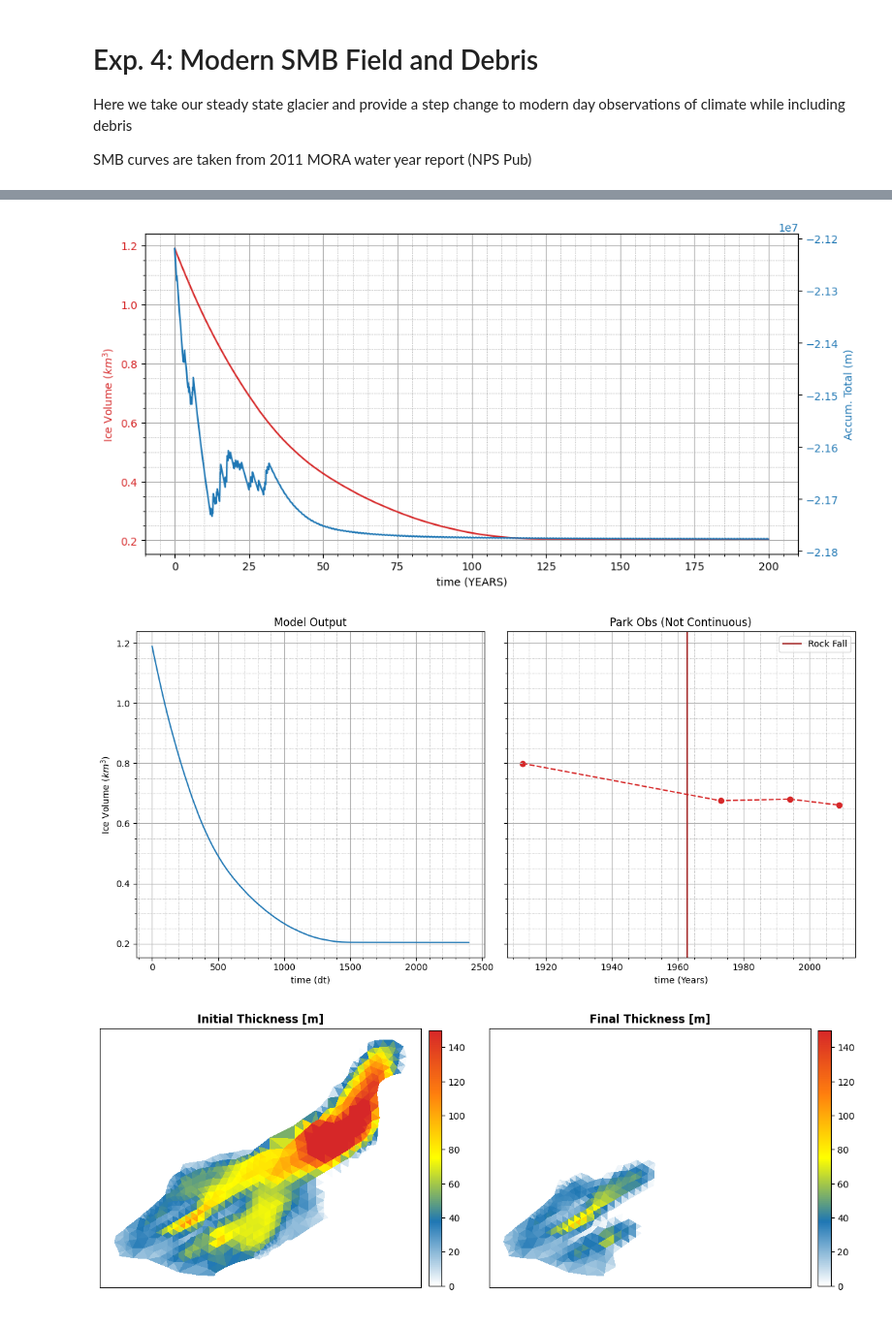
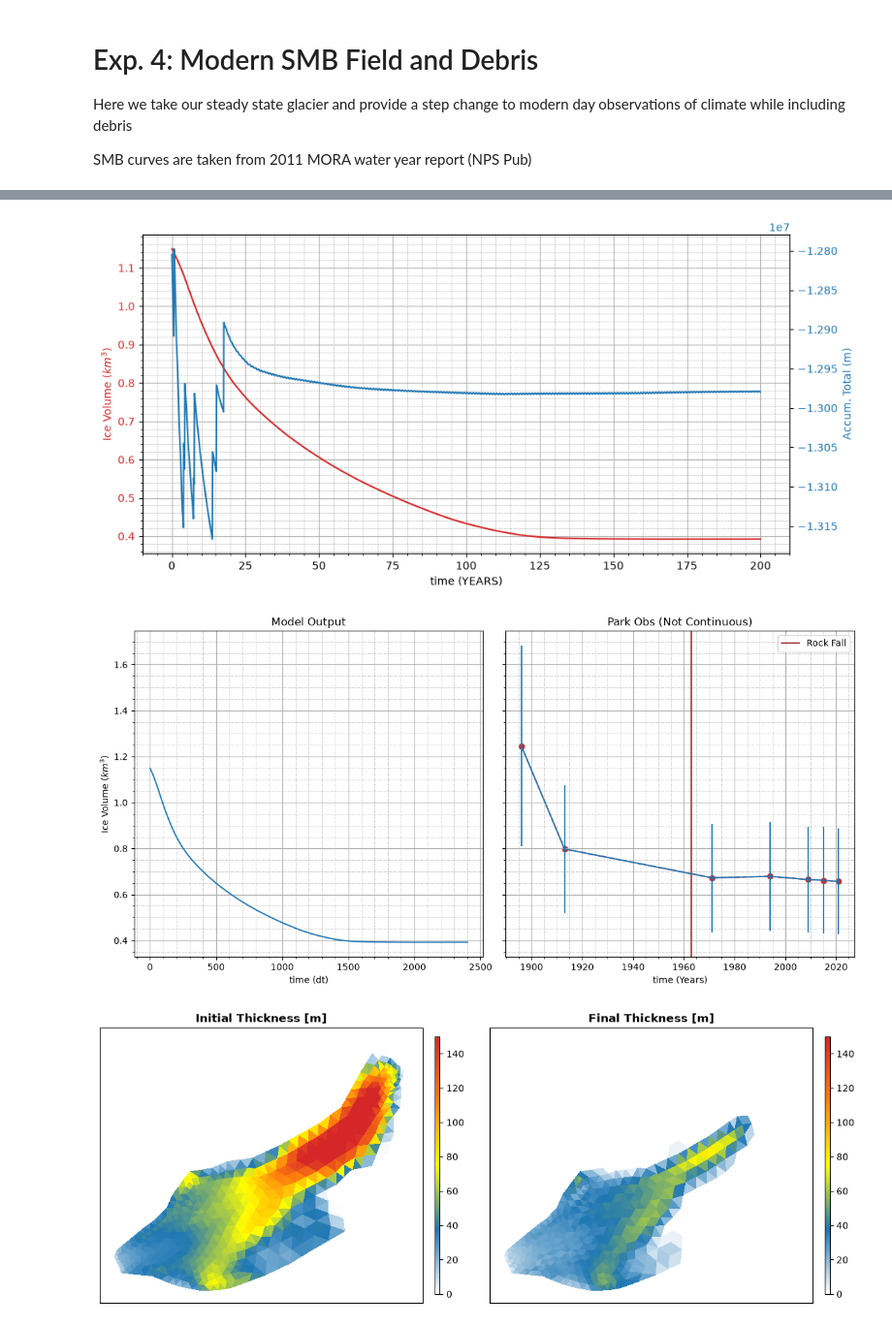
Before and after one commit to JonMaurer/Emmons_Glacier, a Jupyter notebook: emmons_dual_modernDebris.ipynb, the cells around one changed output, grey strips where cells are left out. Shown at 97% size. Cells and saved outputs as stored; diff of their text form; code cells hidden in the pictures.

```diff
--- a/emmons_dual_modernDebris.ipynb
+++ b/emmons_dual_modernDebris.ipynb
@@ -28,7 +27,7 @@ from icepack2.model.variational import momentum_balance, flow_law, friction_law
 
 cmap2 = LinearSegmentedColormap.from_list('', ['white', 'tab:blue', 'yellow', 'tab:orange', 'tab:red'])
 # %%
-with firedrake.CheckpointFile('emmons-SteadySMBElev.h5', "r") as chk:
+with firedrake.CheckpointFile('../Checkpoints/emmons_short_inflowchange.h5', "r") as chk:
     mesh = chk.load_mesh()
     timesteps = np.array(chk.h5pyfile["timestep"])
     b = chk.load_function(mesh, name="bed", idx=len(timesteps) - 1)
@@ -42,7 +41,7 @@ dg0 = firedrake.FiniteElement("DG", "triangle", 0)
 dg1 = firedrake.FiniteElement("DG", "triangle", 1)
 cg1 = firedrake.FiniteElement("CG", "triangle", 1)
 
-Q = firedrake.FunctionSpace(mesh, dg1)
+Q = firedrake.FunctionSpace(mesh, cg1)
 V = firedrake.VectorFunctionSpace(mesh, cg1)
 Σ = firedrake.TensorFunctionSpace(mesh, dg0, symmetry=True)
 T = firedrake.VectorFunctionSpace(mesh, cg1)
@@ -361,17 +364,19 @@ ax1.grid(which='minor', linestyle=':', linewidth='0.5', color='gray')
 fig.tight_layout()
 plt.show()
 # %% [output]
-[figure, old version]
+[figure, new version]
 # %%
 # Park Data Comparison
-park_date = [1896, 1913, 1973, 1994, 2009, 2015] # year
-park_vol = [1.2461, 0.7997, 0.6757, 0.681, 0.6608, 0.6648] # km^3
+## Data source MORA 23 table 14
+
+park_date = [1896, 1913, 1971, 1994, 2009, 2015, 2021] # year
+park_vol = [1.246, 0.798, 0.673, 0.679, 0.665, 0.662, 0.657] # km^3
+vol_errors = [0.436, 0.279, 0.236, 0.237, 0.230, 0.232, 0.230]
 
 fig, ax = plt.subplots(1, 2, figsize = (12, 6), sharey = True)
 color = 'tab:blue'
 ax[0].set_title('Model Output')
 ax[0].set_xlabel('time (dt)')
-#ax[0].set_ylim(0.65, 0.85)
 ax[0].set_ylabel("Ice Volume ($km^3$)")
 ax[0].plot(volumes, color=color)
 ax[0].tick_params(axis='y')
@@ -388,11 +393,11 @@ ax[0].grid(which='minor', linestyle=':', linewidth='0.5', color='gray')
 color = 'tab:red'
 ax[1].set_title('Park Obs (Not Continuous)')
 ax[1].set_xlabel('time (Years)')
-#ax[1].set_ylim(0.65, 0.85)
 ax[1].axvline(x = 1963, color = 'brown', label = 'Rock Fall')
-#ax[1].set_ylabel("Ice Volume ($km^3$)", color=color)
-ax[1].plot(park_date[1:-1], park_vol[1:-1], color=color, linestyle ='--')
-ax[1].scatter(park_date[1:-1], park_vol[1:-1], color=color)
+ax[1].plot(park_date, park_vol, color=color, linestyle ='--')
+ax[1].scatter(park_date, park_vol, color=color)
+ax[1].errorbar(park_date, park_vol,
+               yerr = vol_errors)
 ax[1].tick_params(axis='y', labelcolor=color)
 ax[1].legend()
 
@@ -407,39 +412,47 @@ ax[1].grid(which='minor', linestyle=':', linewidth='0.5', color='gray')
 
 fig.tight_layout()
 # %% [output]
-[figure, old version]
+[figure, new version]
 # %%
 # Final Thickness check to see where 0 thickness exists
 fig, axes = plt.subplots(1, 2, figsize = (12,8))
 
 axes[0].set_title('Initial Thickness [m]', fontweight = 'bold')
 axes[0].set_aspect("equal")
 colors1 = firedrake.tripcolor(hs[0],
                              num_sample_points=1,
                              cmap = cmap2,
                              vmin = 0,
                              vmax = 150,
                              shading="flat",
                              axes=axes[0])
-fig.colorbar(colors1, orientation = 'vertical', shrink=0.5, pad = 0.02)
+fig.colorbar(colors1, orientation = 'vertical',
+             shrink=0.5,
+             pad = 0.03,
+             aspect=50,
+             )
 axes[0].set_aspect("equal")
 axes[0].set_xticks([])
 axes[0].set_yticks([])
 
 axes[1].set_title('Final Thickness [m]', fontweight = 'bold')
 axes[1].set_aspect("equal")
 colors1 = firedrake.tripcolor(hs[-1],
                              num_sample_points=1,
                              cmap = cmap2,
                              vmin = 0,
                              vmax = 150,
                              shading="flat",
                              axes=axes[1])
-fig.colorbar(colors1, orientation = 'vertical', shrink=0.5, pad = 0.02)
+fig.colorbar(colors1, orientation = 'vertical',
+                          shrink=0.5,
+             pad = 0.03,
+             aspect=50,
+            )
 axes[1].set_aspect("equal")
 axes[1].set_xticks([])
 axes[1].set_yticks([])
 
 plt.tight_layout()
 # %% [output]
-[figure, old version]
+[figure, new version]
```
Also changed, not shown: parts of 7 cells of this notebook, 7 other files.
